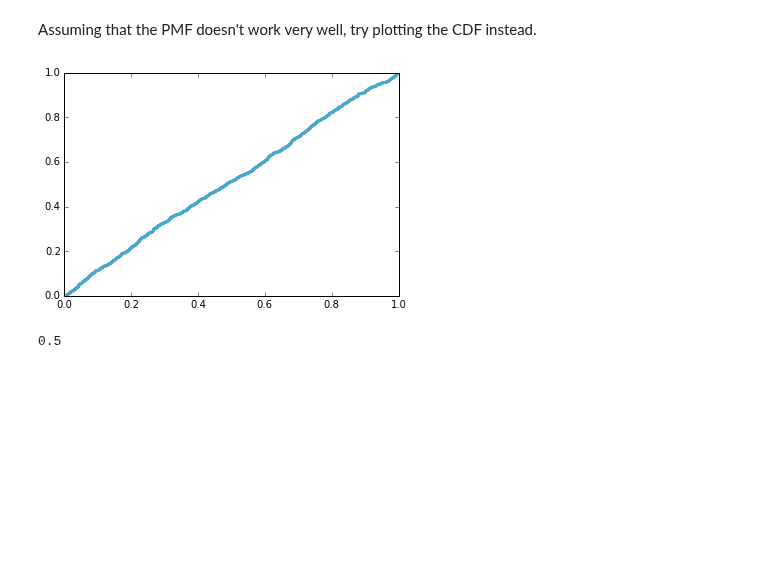
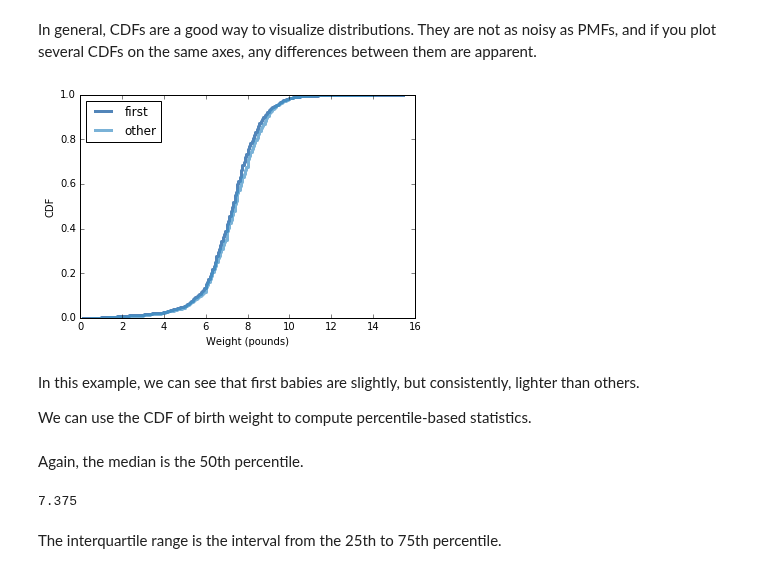
Before and after one commit to AllenDowney/ThinkStats2, a Jupyter notebook: code/chap04soln.ipynb, the cells around one changed output. Cells and saved outputs as stored; diff of their text form; code cells hidden in the pictures; blank space fills up the shorter version.

```diff
--- a/code/chap04soln.ipynb
+++ b/code/chap04soln.ipynb
@@ -89,8 +142,0 @@ thinkplot.Show()
-# %% [markdown]
-Assuming that the PMF doesn't work very well, try plotting the CDF instead.
-# %%
-cdf = thinkstats2.Cdf(t)
-thinkplot.Cdf(cdf)
-thinkplot.Show()
-# %% [output]
-[figure, removed]
@@ -99,4 +143,15 @@ import scipy.stats
-# %%
-scipy.stats.norm.cdf(0)
-# %% [output]
-0.5
+# %% [markdown]
+In general, CDFs are a good way to visualize distributions.  They are not as noisy as PMFs, and if you plot several CDFs on the same axes, any differences between them are apparent.
+# %%
+first_cdf = thinkstats2.Cdf(firsts.totalwgt_lb, label='first')
+other_cdf = thinkstats2.Cdf(others.totalwgt_lb, label='other')
+
+thinkplot.PrePlot(2)
+thinkplot.Cdfs([first_cdf, other_cdf])
+thinkplot.Config(xlabel='Weight (pounds)', ylabel='CDF')
+# %% [output]
+[figure, added]
+# %% [markdown]
+In this example, we can see that first babies are slightly, but consistently, lighter than others.
+
+We can use the CDF of birth weight to compute percentile-based statistics.
@@ -102,0 +161,9 @@ scipy.stats.norm.cdf(0)
+# %% [markdown]
+Again, the median is the 50th percentile.
+# %%
+median = live_cdf.Percentile(50)
+median
+# %% [output]
+7.375
+# %% [markdown]
+The interquartile range is the interval from the 25th to 75th percentile.
```
Also changed, not shown: parts of 77 cells of this notebook, 3 other files.
